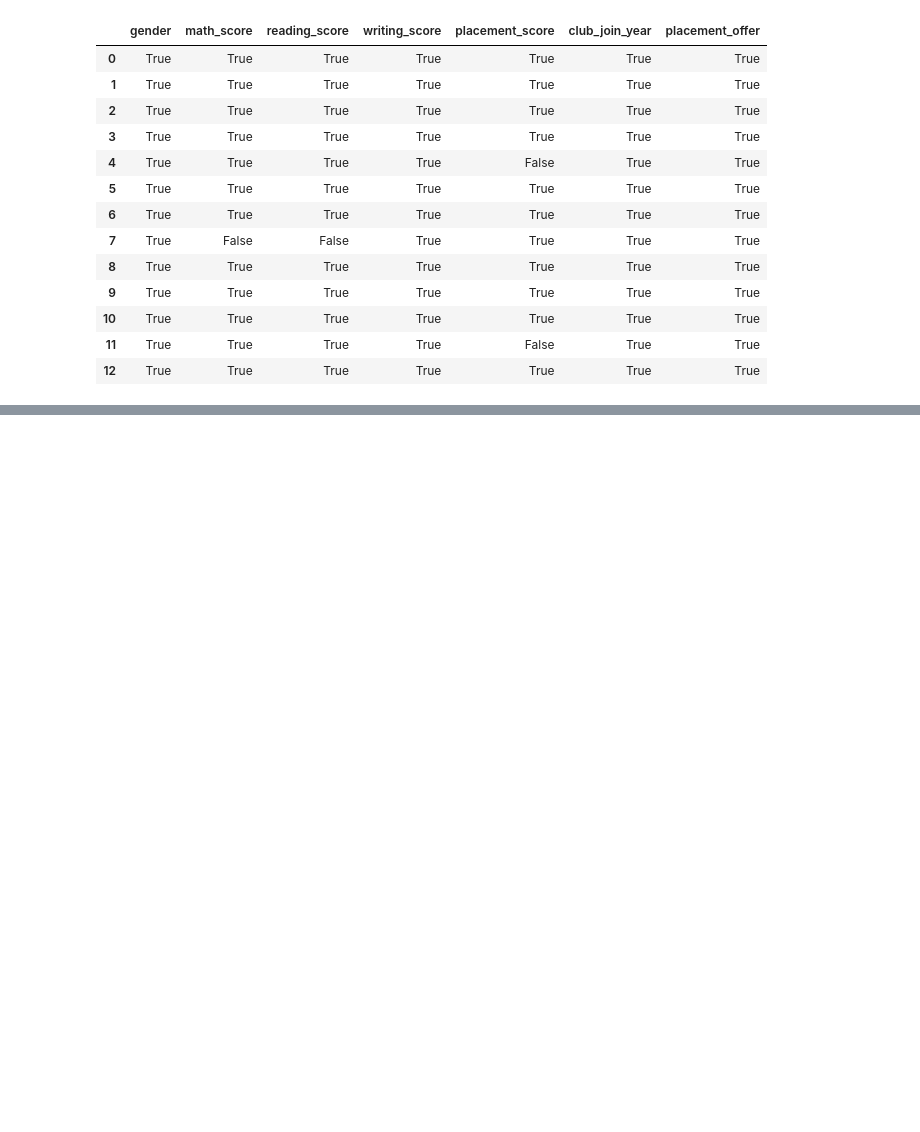
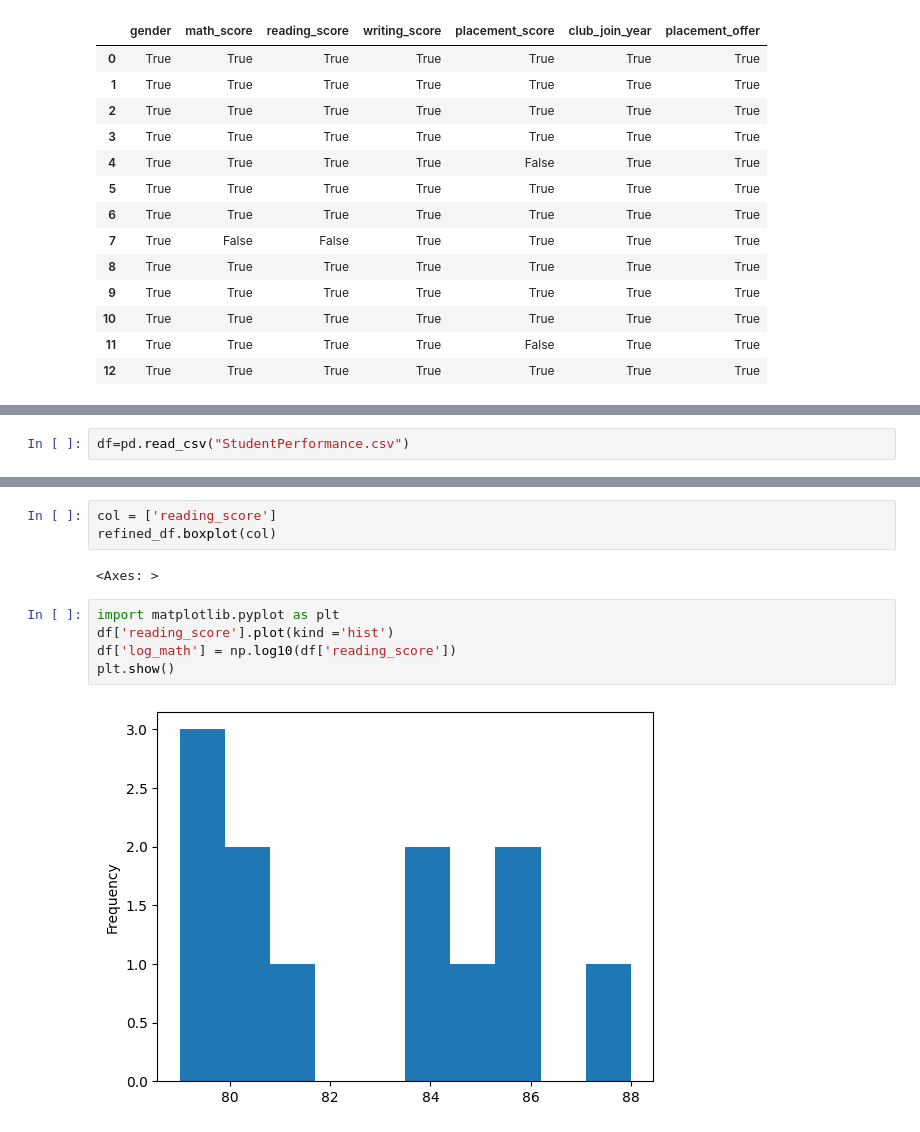
Before and after one commit to arjun-kadam/Data-Science-College-Work, a Jupyter notebook: Assingment2.ipynb, the cells around one changed output, grey strips where cells are left out. Cells and saved outputs as stored; diff of their text form; blank space fills up the shorter version.

```diff
--- a/Assingment2.ipynb
+++ b/Assingment2.ipynb
@@ -203,0 +320,2 @@ df4.dropna(axis=1)
+# %%
+df=pd.read_csv("StudentPerformance.csv")
@@ -203,0 +377,12 @@ df4.dropna(axis=1)
+# %%
+col = ['reading_score']
+refined_df.boxplot(col)
+# %% [output]
+<Axes: >
+# %%
+import matplotlib.pyplot as plt
+df['reading_score'].plot(kind ='hist')
+df['log_math'] = np.log10(df['reading_score'])
+plt.show()
+# %% [output]
+[figure, added]
```
Also changed, not shown: parts of 51 cells of this notebook, 4 other files.
